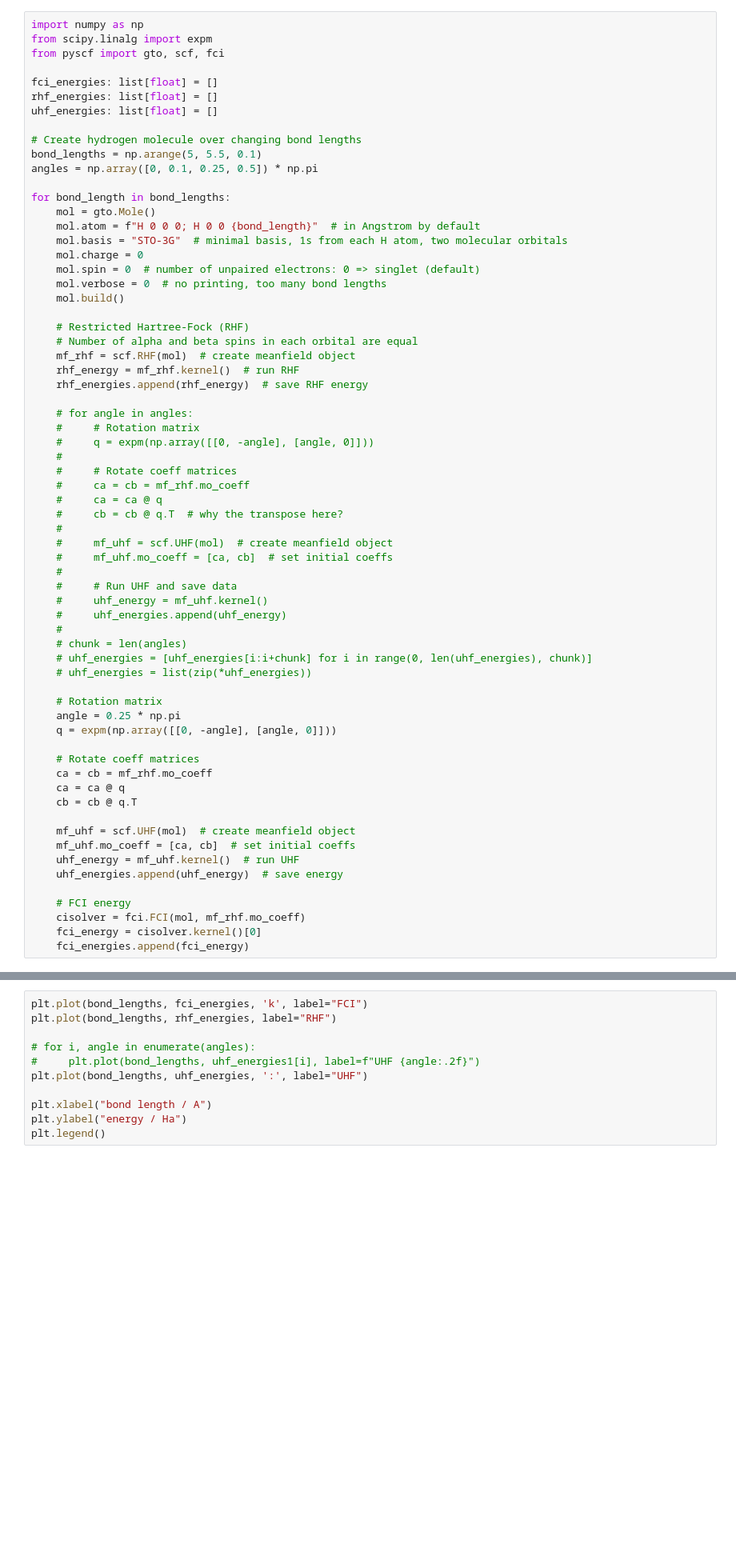
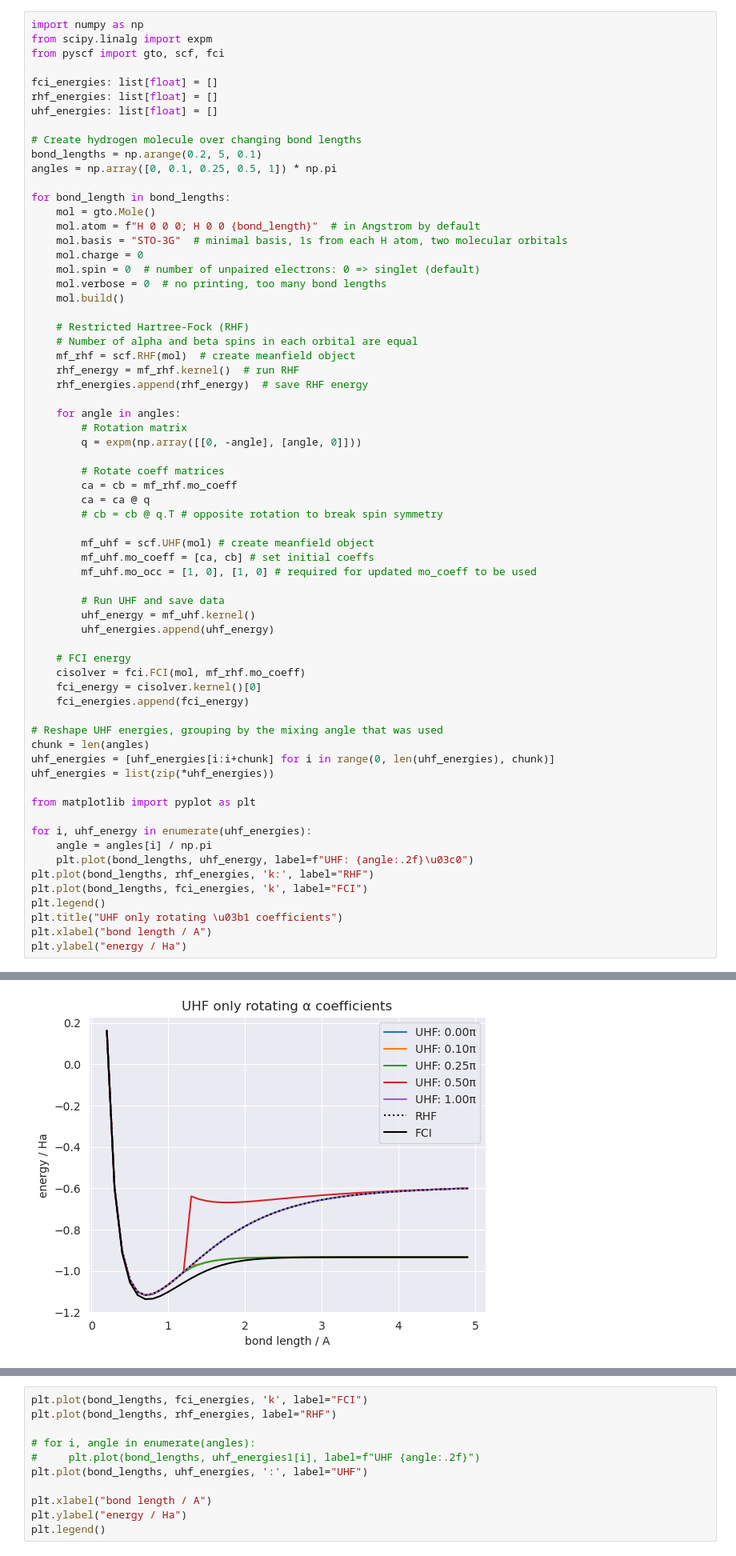
Before and after one commit to Freddie-Burns/qsci, a Jupyter notebook: rhf_uhf/rotate_uhf_coeff_matrix.ipynb, the cells around one changed output, grey strips where cells are left out. Shown at 80% size. Saved outputs shown, nothing was run; the diff lists cells and outputs as text; blank space fills up the shorter version.

```diff
--- a/rhf_uhf/rotate_uhf_coeff_matrix.ipynb
+++ b/rhf_uhf/rotate_uhf_coeff_matrix.ipynb
@@ -274,8 +283,8 @@ rhf_energies: list[float] = []
 uhf_energies: list[float] = []
 
 # Create hydrogen molecule over changing bond lengths
-bond_lengths = np.arange(5, 5.5, 0.1)
-angles = np.array([0, 0.1, 0.25, 0.5]) * np.pi
+bond_lengths = np.arange(0.2, 5, 0.1)
+angles = np.array([0, 0.1, 0.25, 0.5, 1]) * np.pi
 
 for bond_length in bond_lengths:
     mol = gto.Mole()
@@ -292,41 +301,42 @@ for bond_length in bond_lengths:
     rhf_energy = mf_rhf.kernel()  # run RHF
     rhf_energies.append(rhf_energy)  # save RHF energy
 
-    # for angle in angles:
-    #     # Rotation matrix
-    #     q = expm(np.array([[0, -angle], [angle, 0]]))
-    #
-    #     # Rotate coeff matrices
-    #     ca = cb = mf_rhf.mo_coeff
-    #     ca = ca @ q
-    #     cb = cb @ q.T  # why the transpose here?
-    #
-    #     mf_uhf = scf.UHF(mol)  # create meanfield object
-    #     mf_uhf.mo_coeff = [ca, cb]  # set initial coeffs
-    #
-    #     # Run UHF and save data
-    #     uhf_energy = mf_uhf.kernel()
-    #     uhf_energies.append(uhf_energy)
-    #
-    # chunk = len(angles)
-    # uhf_energies = [uhf_energies[i:i+chunk] for i in range(0, len(uhf_energies), chunk)]
-    # uhf_energies = list(zip(*uhf_energies))
+    for angle in angles:
+        # Rotation matrix
+        q = expm(np.array([[0, -angle], [angle, 0]]))
 
-    # Rotation matrix
-    angle = 0.25 * np.pi
-    q = expm(np.array([[0, -angle], [angle, 0]]))
+        # Rotate coeff matrices
+        ca = cb = mf_rhf.mo_coeff
+        ca = ca @ q
+        # cb = cb @ q.T # opposite rotation to break spin symmetry
 
-    # Rotate coeff matrices
-    ca = cb = mf_rhf.mo_coeff
-    ca = ca @ q
-    cb = cb @ q.T
+        mf_uhf = scf.UHF(mol) # create meanfield object
+        mf_uhf.mo_coeff = [ca, cb] # set initial coeffs
+        mf_uhf.mo_occ = [1, 0], [1, 0] # required for updated mo_coeff to be used
 
-    mf_uhf = scf.UHF(mol)  # create meanfield object
-    mf_uhf.mo_coeff = [ca, cb]  # set initial coeffs
-    uhf_energy = mf_uhf.kernel()  # run UHF
-    uhf_energies.append(uhf_energy)  # save energy
+        # Run UHF and save data
+        uhf_energy = mf_uhf.kernel()
+        uhf_energies.append(uhf_energy)
 
     # FCI energy
     cisolver = fci.FCI(mol, mf_rhf.mo_coeff)
     fci_energy = cisolver.kernel()[0]
     fci_energies.append(fci_energy)
+
+# Reshape UHF energies, grouping by the mixing angle that was used
+chunk = len(angles)
+uhf_energies = [uhf_energies[i:i+chunk] for i in range(0, len(uhf_energies), chunk)]
+uhf_energies = list(zip(*uhf_energies))
+
+from matplotlib import pyplot as plt
+
+for i, uhf_energy in enumerate(uhf_energies):
+    angle = angles[i] / np.pi
+    plt.plot(bond_lengths, uhf_energy, label=f"UHF: {angle:.2f}\u03c0")
+plt.plot(bond_lengths, rhf_energies, 'k:', label="RHF")
+plt.plot(bond_lengths, fci_energies, 'k', label="FCI")
+plt.legend()
+plt.title("UHF only rotating \u03b1 coefficients")
+plt.xlabel("bond length / A")
+plt.ylabel("energy / Ha")
+# %% [output]
@@ -332,0 +344 @@ for bond_length in bond_lengths:
+[figure, added]
```
Also changed, not shown: parts of 24 cells of this notebook, 5 other files.
